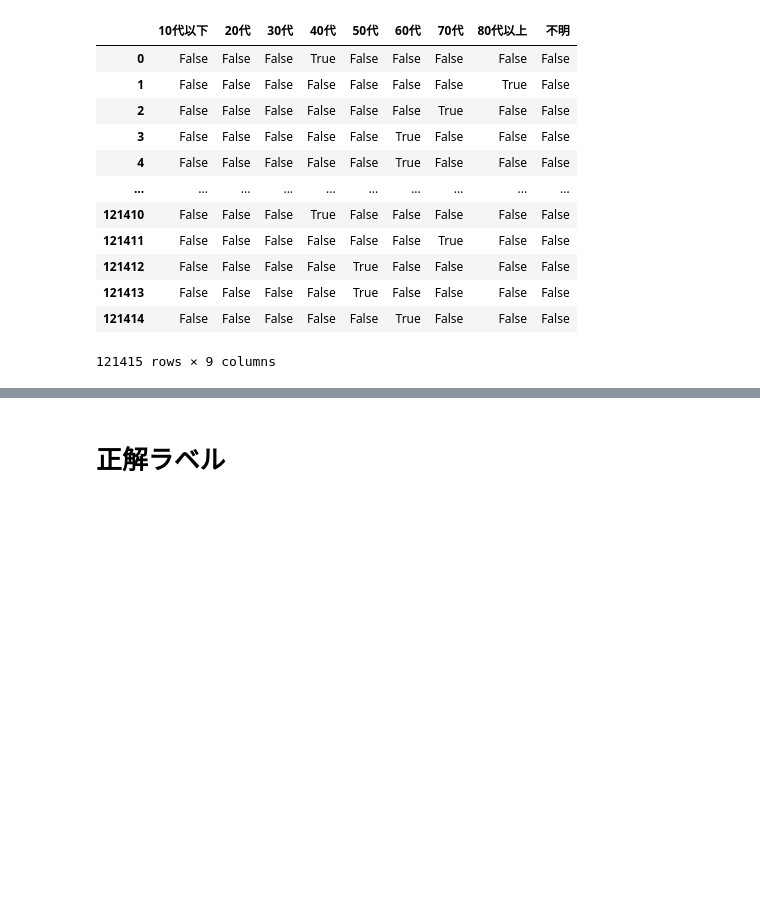
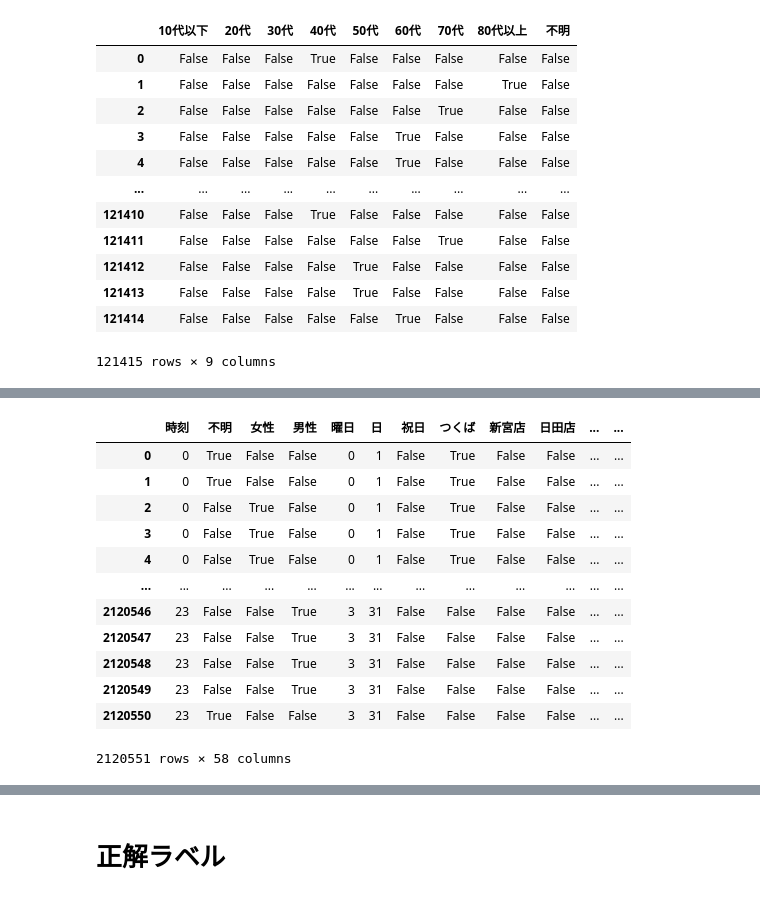
Before and after one commit to caffein1371/Carrier-Owl, a Jupyter notebook: atma1.ipynb, the cells around one changed output, grey strips where cells are left out. Drawn from its saved outputs; the diff is of its cells as text; code cells hidden in the pictures; blank space fills up the shorter version.

```diff
--- a/atma1.ipynb
+++ b/atma1.ipynb
@@ -560,0 +380,4 @@ def create_feat_data(train_session_df, log_df):
+# %%
+train_log_df = pl.from_pandas(train_log_df)
+jan_df = pl.from_pandas(jan_df)
+train_session_df = pl.from_pandas(train_session_df)
@@ -640,0 +541,2 @@ build test... 0.967[s]
+# %%
+feat = pd.read_csv('/content/drive/MyDrive/atma/feature_train_2.csv')
@@ -640,0 +561,18 @@ build test... 0.967[s]
+# %%
+train_feat_df = pd.concat([train_feat_df, feat], axis=1)
+# %%
+train_feat_df
+# %% [output]
+|  | 時刻 | 不明 | 女性 | 男性 | 曜日 | 日 | 祝日 | つくば | 新宮店 | 日田店 | ... | ... |
+| 0 | 0 | True | False | False | 0 | 1 | False | True | False | False | ... | ... |
+| 1 | 0 | True | False | False | 0 | 1 | False | True | False | False | ... | ... |
+| 2 | 0 | False | True | False | 0 | 1 | False | True | False | False | ... | ... |
+| 3 | 0 | False | True | False | 0 | 1 | False | True | False | False | ... | ... |
+| 4 | 0 | False | True | False | 0 | 1 | False | True | False | False | ... | ... |
+| ... | ... | ... | ... | ... | ... | ... | ... | ... | ... | ... | ... | ... |
+| 2120546 | 23 | False | False | True | 3 | 31 | False | False | False | False | ... | ... |
+| 2120547 | 23 | False | False | True | 3 | 31 | False | False | False | False | ... | ... |
+| 2120548 | 23 | False | False | True | 3 | 31 | False | False | False | False | ... | ... |
+| 2120549 | 23 | False | False | True | 3 | 31 | False | False | False | False | ... | ... |
+| 2120550 | 23 | True | False | False | 3 | 31 | False | False | False | False | ... | ... |
+2120551 rows × 58 columns
```
Also changed, not shown: parts of 55 cells of this notebook.
